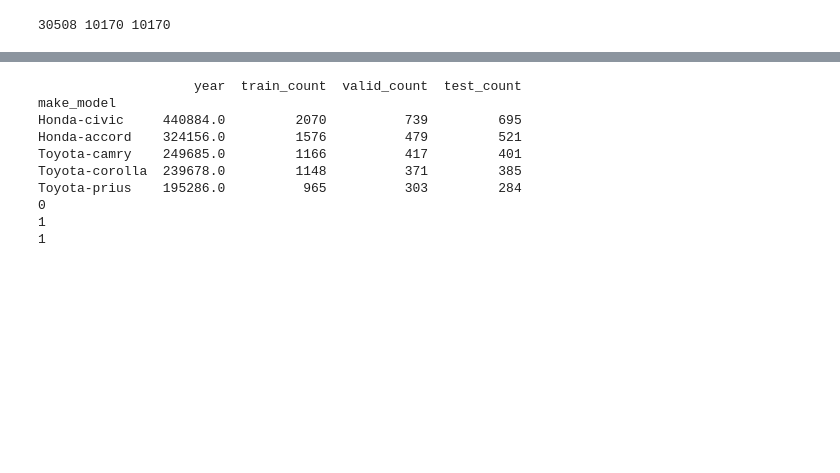
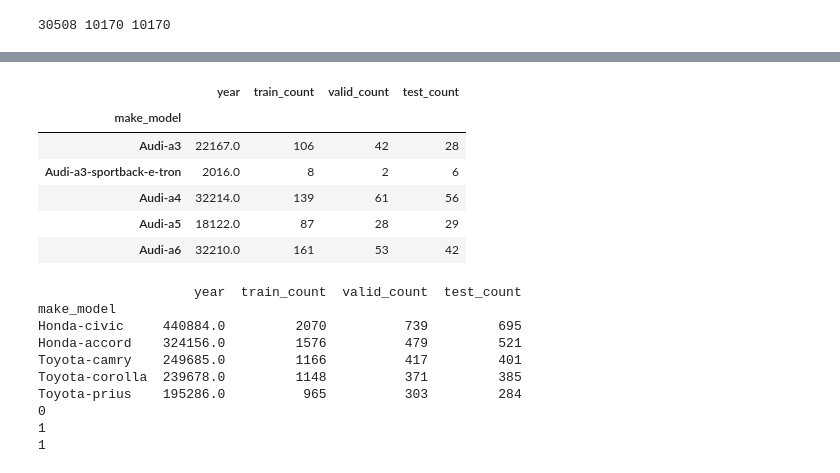
Before and after one commit to ibkuroyagi/digital-image-experiment-cnn-by-car, a Jupyter notebook: 2-pictures_sort.ipynb, the cells around one changed output, grey strips where cells are left out. Saved outputs shown, nothing was run; the diff lists cells and outputs as text; code cells hidden in the pictures; blank space fills up the shorter version.

```diff
--- a/2-pictures_sort.ipynb
+++ b/2-pictures_sort.ipynb
@@ -73,3 +83,14 @@ selected_df = count_id_from_dict(selected_df,c3,"test_count")
+# %%
+check_data = selected_df.groupby("make_model").sum()
+check_data.head()
+# %% [output]
+|  | year | train_count | valid_count | test_count |
+| make_model |  |  |  |  |
+| Audi-a3 | 22167.0 | 106 | 42 | 28 |
+| Audi-a3-sportback-e-tron | 2016.0 | 8 | 2 | 6 |
+| Audi-a4 | 32214.0 | 139 | 61 | 56 |
+| Audi-a5 | 18122.0 | 87 | 28 | 29 |
+| Audi-a6 | 32210.0 | 161 | 53 | 42 |
 # %%
 # selected_df.groupby("train_count").count()
 check_data = selected_df.groupby("make_model").sum().sort_values("train_count", ascending=False)
```
Also changed, not shown: parts of 4 cells of this notebook, 6 other files.
